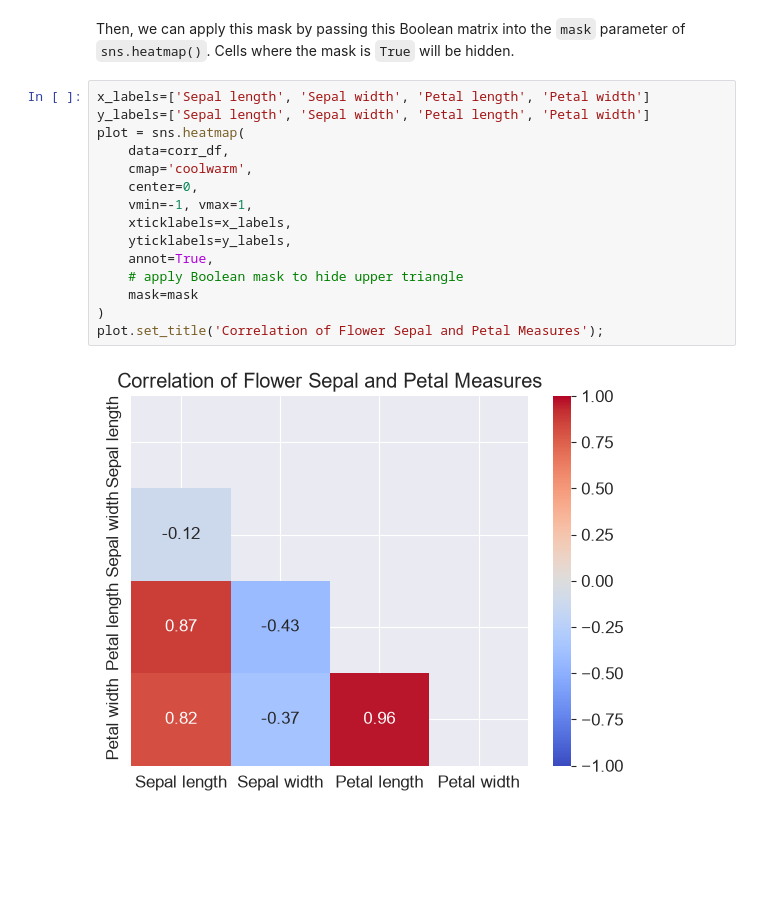
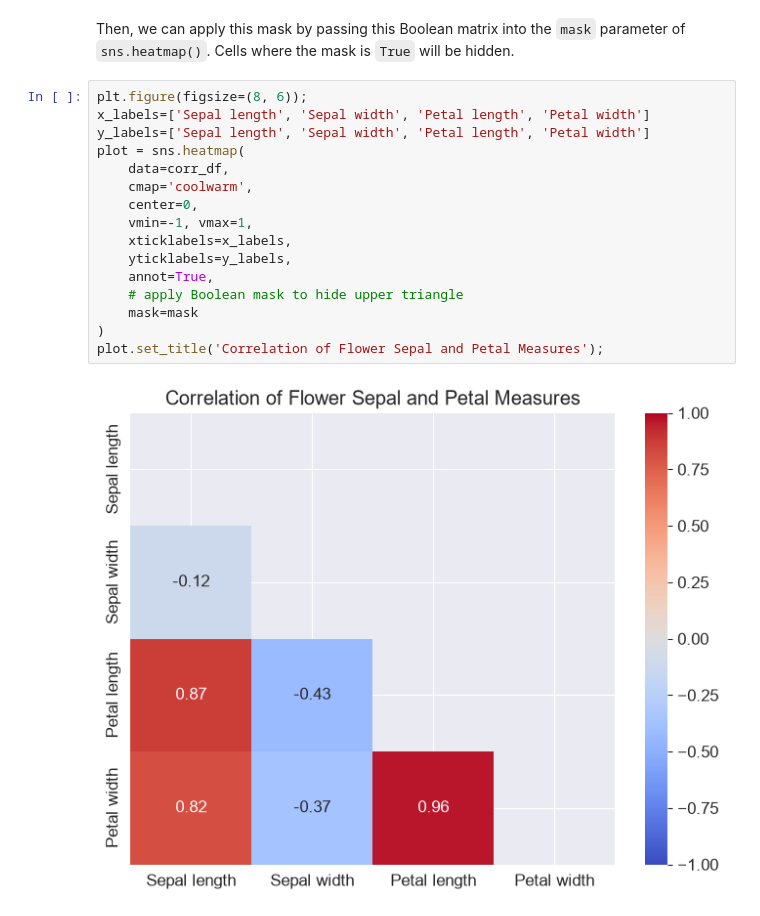
Before and after one commit to kelpppp/data-viz-notes, a Jupyter notebook: 02-data-visualization-notes.ipynb, the cells around one changed output. Drawn from its saved outputs; the diff is of its cells as text; blank space fills up the shorter version.

```diff
--- a/02-data-visualization-notes.ipynb
+++ b/02-data-visualization-notes.ipynb
@@ -1172,19 +1172,20 @@ What's returned from the expression and stored in `mask` is a 2D array with the
 # %% [markdown]
 Then, we can apply this mask by passing this Boolean matrix into the `mask` parameter of `sns.heatmap()`. Cells where the mask is `True` will be hidden.
 # %%
+plt.figure(figsize=(8, 6));
 x_labels=['Sepal length', 'Sepal width', 'Petal length', 'Petal width']
 y_labels=['Sepal length', 'Sepal width', 'Petal length', 'Petal width']
 plot = sns.heatmap(
     data=corr_df,
     cmap='coolwarm',
     center=0,
     vmin=-1, vmax=1,
     xticklabels=x_labels,
     yticklabels=y_labels,
     annot=True,
     # apply Boolean mask to hide upper triangle
     mask=mask
 )
 plot.set_title('Correlation of Flower Sepal and Petal Measures');
 # %% [output]
-[figure, old version]
+[figure, new version]
```
Also changed, not shown: parts of 1 cell of this notebook.
